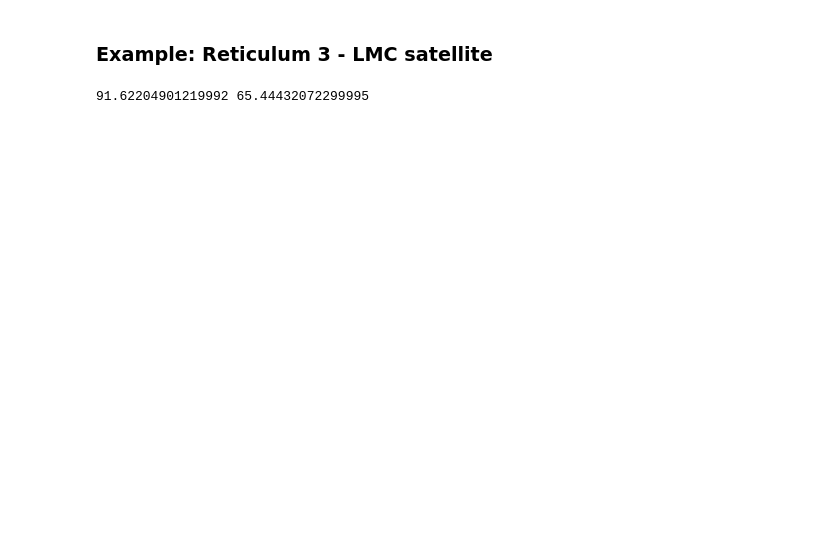
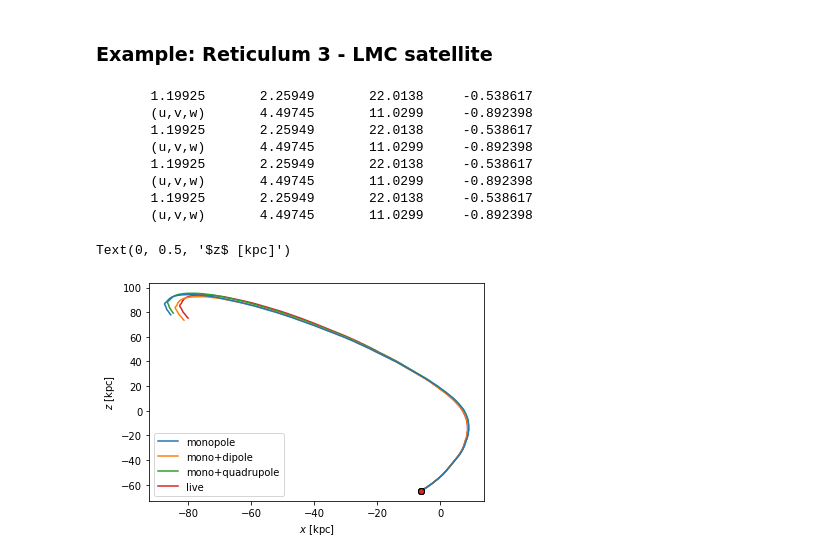
Before and after one commit to michael-petersen/sphexpansion, a Jupyter notebook: tutorial/orbits_tutorial.ipynb, the cells around one changed output. Drawn from its saved outputs; the diff is of its cells as text; code cells hidden in the pictures; blank space fills up the shorter version.

```diff
--- a/tutorial/orbits_tutorial.ipynb
+++ b/tutorial/orbits_tutorial.ipynb
@@ -294,4 +294,49 @@ obs = [ra, dec, dhel, pmra, pmdec, vhel, edhel, epmra, epmdec, evhel]
-# %%
-print(dhel, edhel)
-# %% [output]
-91.62204901219992 65.44432072299995
+# %%
+x, y, z, vx, vy, vz = mwlmc_util.radecpms_to_xyzv(ra, dec, dhel,
+                                                  pmra, pmdec, vhel)
+
+pos = [x, y, z]
+vel = [vx, vy, vz]
+
+flags = [0, 1, 2, 63]
+fig, ax = plt.subplots()
+labels = ['monopole', 'mono+dipole', 'mono+quadrupole', 'live']
+
+for i, flag in enumerate(flags):
+    orbit = Model.rewind(pos, vel,
+                         mwhharmonicflag=flag,
+                         rewindtime=1.7, dt=0.001)
+
+    ox, oy, oz = orbit[0], orbit[1], orbit[2]
+    ovx, ovy, ovz = orbit[3], orbit[4], orbit[5]
+    ofx, ofy, ofz = orbit[6], orbit[7], orbit[8]
+    ot = orbit[9]
+
+
+    ax.plot(ox, oz,
+            c='C'+str(i), zorder=20-i, label=labels[i])
+
+    # plot start position
+    ax.scatter(ox[0], oz[0],
+               c='C'+str(i), marker='o',
+               edgecolors='k', zorder=50)
+
+    # plot end position
+    ax.scatter(ox[-1], oz[-1],
+               c='C'+str(i), marker='v', s=50,
+               edgecolors='k', zorder=51)
+
+ax.legend()
+ax.set_xlabel('$x$ [kpc]')
+ax.set_ylabel('$z$ [kpc]')
+# %% [output]
+       1.19925       2.25949       22.0138     -0.538617
+       (u,v,w)       4.49745       11.0299     -0.892398
+       1.19925       2.25949       22.0138     -0.538617
+       (u,v,w)       4.49745       11.0299     -0.892398
+       1.19925       2.25949       22.0138     -0.538617
+       (u,v,w)       4.49745       11.0299     -0.892398
+       1.19925       2.25949       22.0138     -0.538617
+       (u,v,w)       4.49745       11.0299     -0.892398
+Text(0, 0.5, '$z$ [kpc]')
+[figure, added]
```
Also changed, not shown: parts of 9 cells of this notebook.
